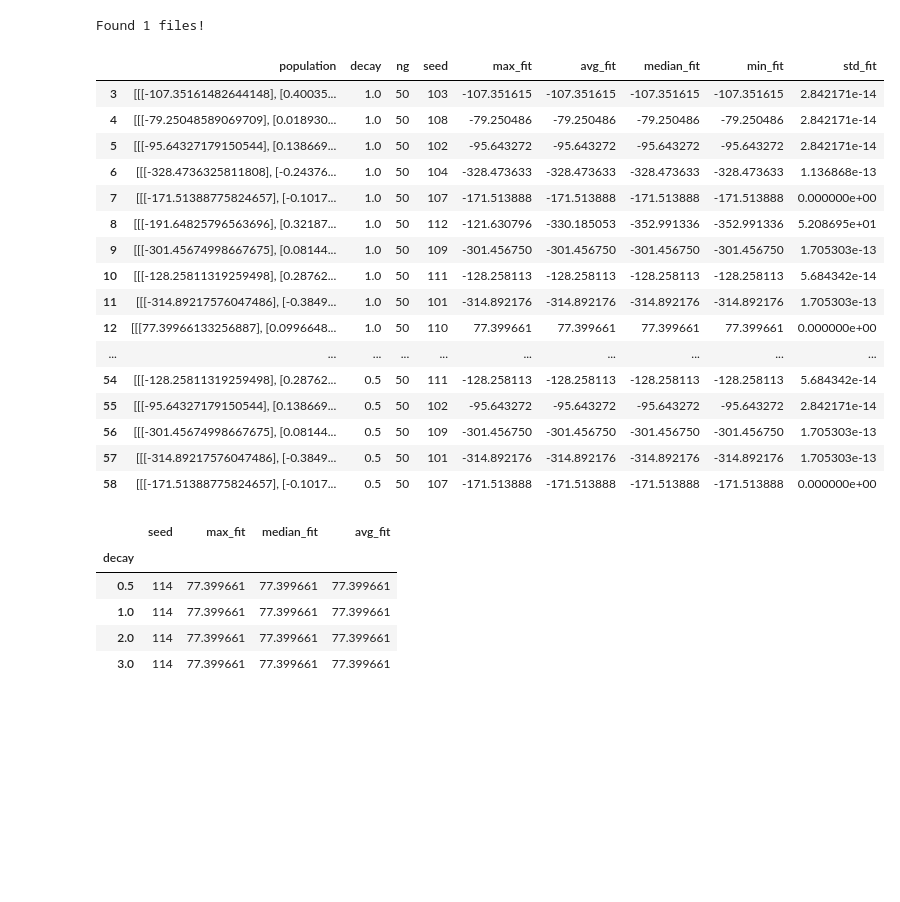
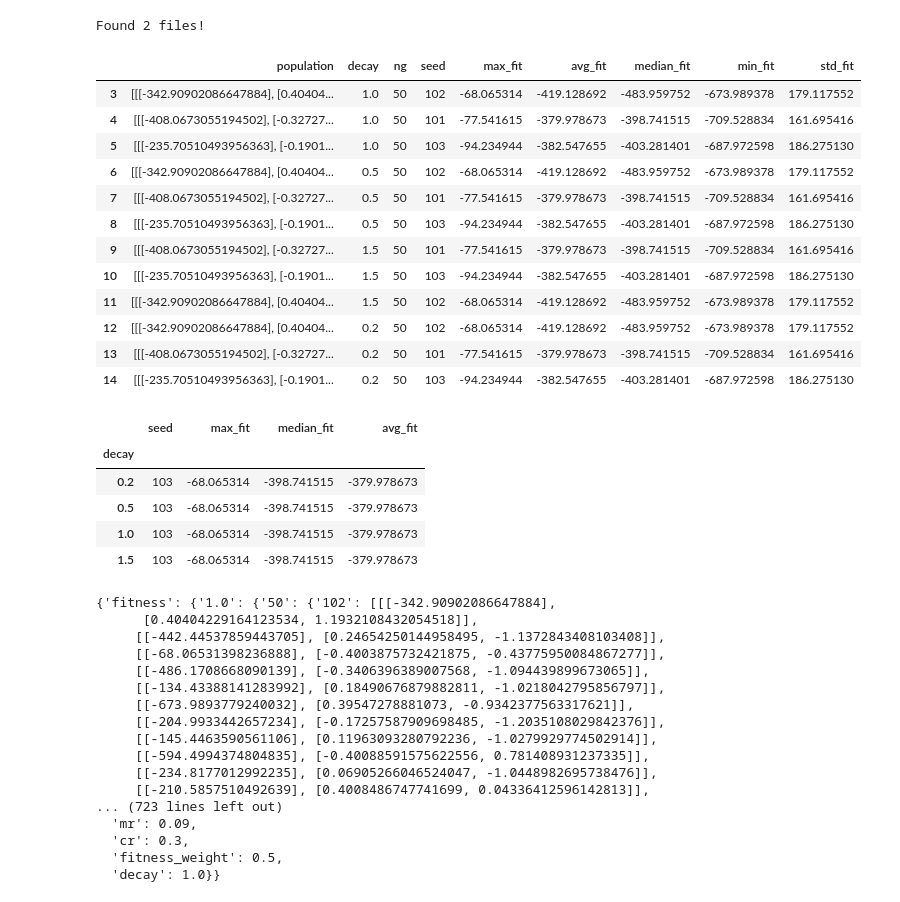
Before and after one commit to Schkliba/MastersThesis, a Jupyter notebook: decay_search.ipynb, the cells around one changed output. Cells and saved outputs as stored; diff of their text form; code cells hidden in the pictures; blank space fills up the shorter version.

```diff
--- a/decay_search.ipynb
+++ b/decay_search.ipynb
@@ -149,7 +149,7 @@ def load_direct_data(en, cont, alg, name):
     path = f"./Data/decay_search/{en}/{cont}/{alg}/{name}"
     json_files = list(Path(path).glob("*.json"))
     print(f"Found {len(json_files)} files!")
-    with open(json_files[0], "r", encoding="utf-8") as f:
+    with open(json_files[1], "r", encoding="utf-8") as f:
         data = json.load(f)
     return data
 
@@ -185,30 +185,26 @@ def save_final_hyperparameters(en, cont, alg, hyper_paramters):
 # %%
 en = "lunarlander"
 cont = "add_novelty"
-alg = "lambda"
-file_content = load_direct_data(en, cont, alg, "")
+alg = "diff"
+file_content = load_direct_data(en, cont, alg, "second_try")
 df = extract_fitness_values(file_content)
 
 df
 # %% [output]
-Found 1 files!
+Found 2 files!
 |  | population | decay | ng | seed | max_fit | avg_fit | median_fit | min_fit | std_fit |
-| 3 | [[[-107.35161482644148], [0.40035... | 1.0 | 50 | 103 | -107.351615 | -107.351615 | -107.351615 | -107.351615 | 2.842171e-14 |
-| 4 | [[[-79.25048589069709], [0.018930... | 1.0 | 50 | 108 | -79.250486 | -79.250486 | -79.250486 | -79.250486 | 2.842171e-14 |
-| 5 | [[[-95.64327179150544], [0.138669... | 1.0 | 50 | 102 | -95.643272 | -95.643272 | -95.643272 | -95.643272 | 2.842171e-14 |
-| 6 | [[[-328.4736325811808], [-0.24376... | 1.0 | 50 | 104 | -328.473633 | -328.473633 | -328.473633 | -328.473633 | 1.136868e-13 |
-| 7 | [[[-171.51388775824657], [-0.1017... | 1.0 | 50 | 107 | -171.513888 | -171.513888 | -171.513888 | -171.513888 | 0.000000e+00 |
-| 8 | [[[-191.64825796563696], [0.32187... | 1.0 | 50 | 112 | -121.630796 | -330.185053 | -352.991336 | -352.991336 | 5.208695e+01 |
-| 9 | [[[-301.45674998667675], [0.08144... | 1.0 | 50 | 109 | -301.456750 | -301.456750 | -301.456750 | -301.456750 | 1.705303e-13 |
-| 10 | [[[-128.25811319259498], [0.28762... | 1.0 | 50 | 111 | -128.258113 | -128.258113 | -128.258113 | -128.258113 | 5.684342e-14 |
-| 11 | [[[-314.89217576047486], [-0.3849... | 1.0 | 50 | 101 | -314.892176 | -314.892176 | -314.892176 | -314.892176 | 1.705303e-13 |
-| 12 | [[[77.39966133256887], [0.0996648... | 1.0 | 50 | 110 | 77.399661 | 77.399661 | 77.399661 | 77.399661 | 0.000000e+00 |
-| ... | ... | ... | ... | ... | ... | ... | ... | ... | ... |
-| 54 | [[[-128.25811319259498], [0.28762... | 0.5 | 50 | 111 | -128.258113 | -128.258113 | -128.258113 | -128.258113 | 5.684342e-14 |
-| 55 | [[[-95.64327179150544], [0.138669... | 0.5 | 50 | 102 | -95.643272 | -95.643272 | -95.643272 | -95.643272 | 2.842171e-14 |
-| 56 | [[[-301.45674998667675], [0.08144... | 0.5 | 50 | 109 | -301.456750 | -301.456750 | -301.456750 | -301.456750 | 1.705303e-13 |
-| 57 | [[[-314.89217576047486], [-0.3849... | 0.5 | 50 | 101 | -314.892176 | -314.892176 | -314.892176 | -314.892176 | 1.705303e-13 |
-| 58 | [[[-171.51388775824657], [-0.1017... | 0.5 | 50 | 107 | -171.513888 | -171.513888 | -171.513888 | -171.513888 | 0.000000e+00 |
+| 3 | [[[-342.90902086647884], [0.40404... | 1.0 | 50 | 102 | -68.065314 | -419.128692 | -483.959752 | -673.989378 | 179.117552 |
+| 4 | [[[-408.0673055194502], [-0.32727... | 1.0 | 50 | 101 | -77.541615 | -379.978673 | -398.741515 | -709.528834 | 161.695416 |
+| 5 | [[[-235.70510493956363], [-0.1901... | 1.0 | 50 | 103 | -94.234944 | -382.547655 | -403.281401 | -687.972598 | 186.275130 |
+| 6 | [[[-342.90902086647884], [0.40404... | 0.5 | 50 | 102 | -68.065314 | -419.128692 | -483.959752 | -673.989378 | 179.117552 |
+| 7 | [[[-408.0673055194502], [-0.32727... | 0.5 | 50 | 101 | -77.541615 | -379.978673 | -398.741515 | -709.528834 | 161.695416 |
+| 8 | [[[-235.70510493956363], [-0.1901... | 0.5 | 50 | 103 | -94.234944 | -382.547655 | -403.281401 | -687.972598 | 186.275130 |
+| 9 | [[[-408.0673055194502], [-0.32727... | 1.5 | 50 | 101 | -77.541615 | -379.978673 | -398.741515 | -709.528834 | 161.695416 |
+| 10 | [[[-235.70510493956363], [-0.1901... | 1.5 | 50 | 103 | -94.234944 | -382.547655 | -403.281401 | -687.972598 | 186.275130 |
+| 11 | [[[-342.90902086647884], [0.40404... | 1.5 | 50 | 102 | -68.065314 | -419.128692 | -483.959752 | -673.989378 | 179.117552 |
+| 12 | [[[-342.90902086647884], [0.40404... | 0.2 | 50 | 102 | -68.065314 | -419.128692 | -483.959752 | -673.989378 | 179.117552 |
+| 13 | [[[-408.0673055194502], [-0.32727... | 0.2 | 50 | 101 | -77.541615 | -379.978673 | -398.741515 | -709.528834 | 161.695416 |
+| 14 | [[[-235.70510493956363], [-0.1901... | 0.2 | 50 | 103 | -94.234944 | -382.547655 | -403.281401 | -687.972598 | 186.275130 |
 # %%
 import seaborn as sns
 df = df.sort_values("decay")
@@ -226,7 +222,27 @@ ploted_df
 # %% [output]
 |  | seed | max_fit | median_fit | avg_fit |
 | decay |  |  |  |  |
-| 0.5 | 114 | 77.399661 | 77.399661 | 77.399661 |
-| 1.0 | 114 | 77.399661 | 77.399661 | 77.399661 |
-| 2.0 | 114 | 77.399661 | 77.399661 | 77.399661 |
-| 3.0 | 114 | 77.399661 | 77.399661 | 77.399661 |
+| 0.2 | 103 | -68.065314 | -398.741515 | -379.978673 |
+| 0.5 | 103 | -68.065314 | -398.741515 | -379.978673 |
+| 1.0 | 103 | -68.065314 | -398.741515 | -379.978673 |
+| 1.5 | 103 | -68.065314 | -398.741515 | -379.978673 |
+# %%
+file_content
+# %% [output]
+{'fitness': {'1.0': {'50': {'102': [[[-342.90902086647884],
+      [0.40404229164123534, 1.1932108432054518]],
+     [[-442.44537859443705], [0.24654250144958495, -1.1372843408103408]],
+     [[-68.06531398236888], [-0.4003875732421875, -0.43775950084867277]],
+     [[-486.1708668090139], [-0.3406396389007568, -1.094439899673065]],
+     [[-134.43388141283992], [0.18490676879882811, -1.0218042795856797]],
+     [[-673.9893779240032], [0.39547278881073, -0.9342377563317621]],
+     [[-204.9933442657234], [-0.17257587909698485, -1.2035108029842376]],
+     [[-145.4463590561106], [0.11963093280792236, -1.0279929774502914]],
+     [[-594.4994374804835], [-0.40088591575622556, 0.781408931237335]],
+     [[-234.8177012992235], [0.06905266046524047, -1.0448982695738476]],
+     [[-210.5857510492639], [0.4008486747741699, 0.04336412596142813]],
+... (723 lines left out)
+  'mr': 0.09,
+  'cr': 0.3,
+  'fitness_weight': 0.5,
+  'decay': 1.0}}
```
Also changed, not shown: 4 other files.
